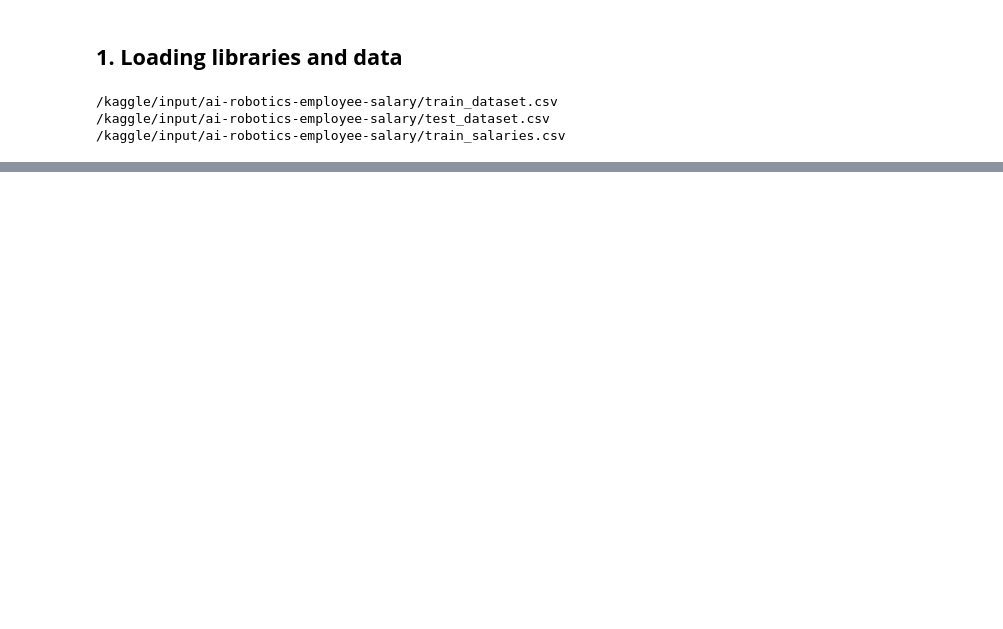
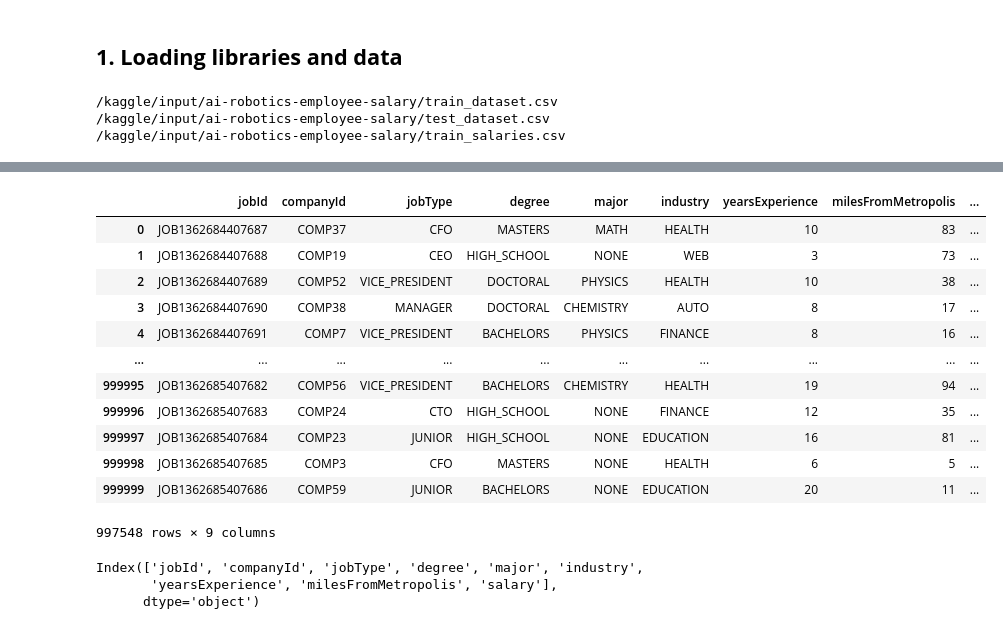
Before and after one commit to Kiran0R0Patil/ai-robotics-employee-salary-insights-and-predictions, a Jupyter notebook: employee-salary-insights-and-predictions.ipynb, the cells around one changed output, grey strips where cells are left out. Saved outputs shown, nothing was run; the diff lists cells and outputs as text; code cells hidden in the pictures; blank space fills up the shorter version.

```diff
--- a/employee-salary-insights-and-predictions.ipynb
+++ b/employee-salary-insights-and-predictions.ipynb
@@ -20,0 +161,24 @@ from scipy import stats
+# %%
+# salaries less then 30 can be removed considering for my target having done a degree its the minimum salary.
+df = df[df['salary']>30]
+df
+# %% [output]
+|  | jobId | companyId | jobType | degree | major | industry | yearsExperience | milesFromMetropolis | ... |
+| 0 | JOB1362684407687 | COMP37 | CFO | MASTERS | MATH | HEALTH | 10 | 83 | ... |
+| 1 | JOB1362684407688 | COMP19 | CEO | HIGH_SCHOOL | NONE | WEB | 3 | 73 | ... |
+| 2 | JOB1362684407689 | COMP52 | VICE_PRESIDENT | DOCTORAL | PHYSICS | HEALTH | 10 | 38 | ... |
+| 3 | JOB1362684407690 | COMP38 | MANAGER | DOCTORAL | CHEMISTRY | AUTO | 8 | 17 | ... |
+| 4 | JOB1362684407691 | COMP7 | VICE_PRESIDENT | BACHELORS | PHYSICS | FINANCE | 8 | 16 | ... |
+| ... | ... | ... | ... | ... | ... | ... | ... | ... | ... |
+| 999995 | JOB1362685407682 | COMP56 | VICE_PRESIDENT | BACHELORS | CHEMISTRY | HEALTH | 19 | 94 | ... |
+| 999996 | JOB1362685407683 | COMP24 | CTO | HIGH_SCHOOL | NONE | FINANCE | 12 | 35 | ... |
+| 999997 | JOB1362685407684 | COMP23 | JUNIOR | HIGH_SCHOOL | NONE | EDUCATION | 16 | 81 | ... |
+| 999998 | JOB1362685407685 | COMP3 | CFO | MASTERS | NONE | HEALTH | 6 | 5 | ... |
+| 999999 | JOB1362685407686 | COMP59 | JUNIOR | BACHELORS | NONE | EDUCATION | 20 | 11 | ... |
+997548 rows × 9 columns
+# %%
+df.columns
+# %% [output]
+Index(['jobId', 'companyId', 'jobType', 'degree', 'major', 'industry',
+       'yearsExperience', 'milesFromMetropolis', 'salary'],
+      dtype='object')
```
Also changed, not shown: parts of 20 cells of this notebook.
